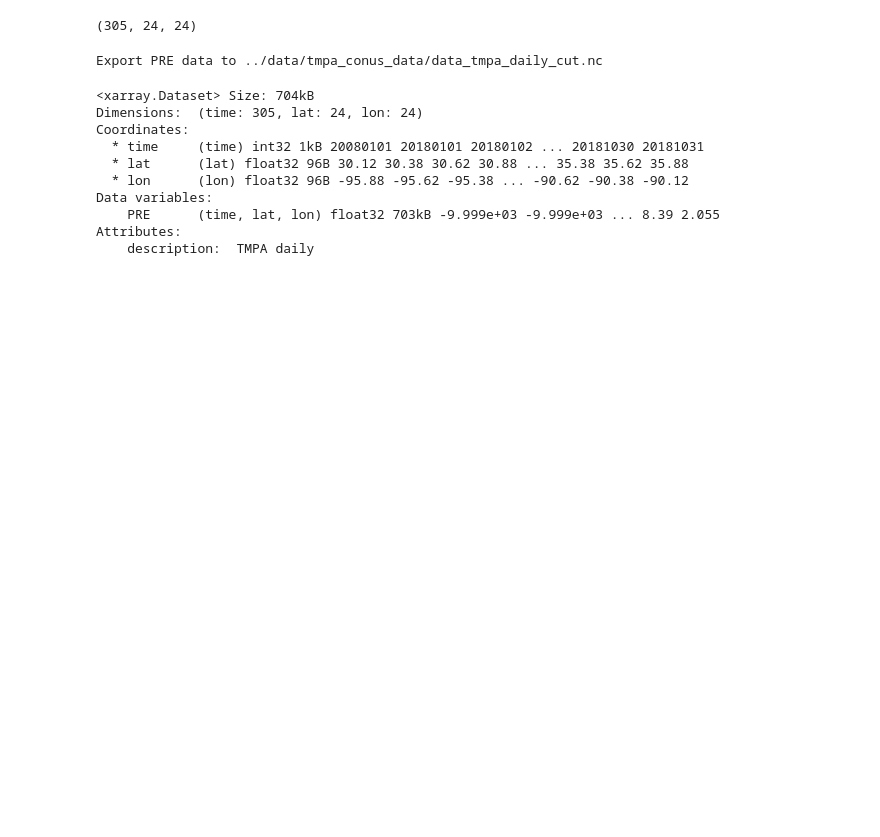
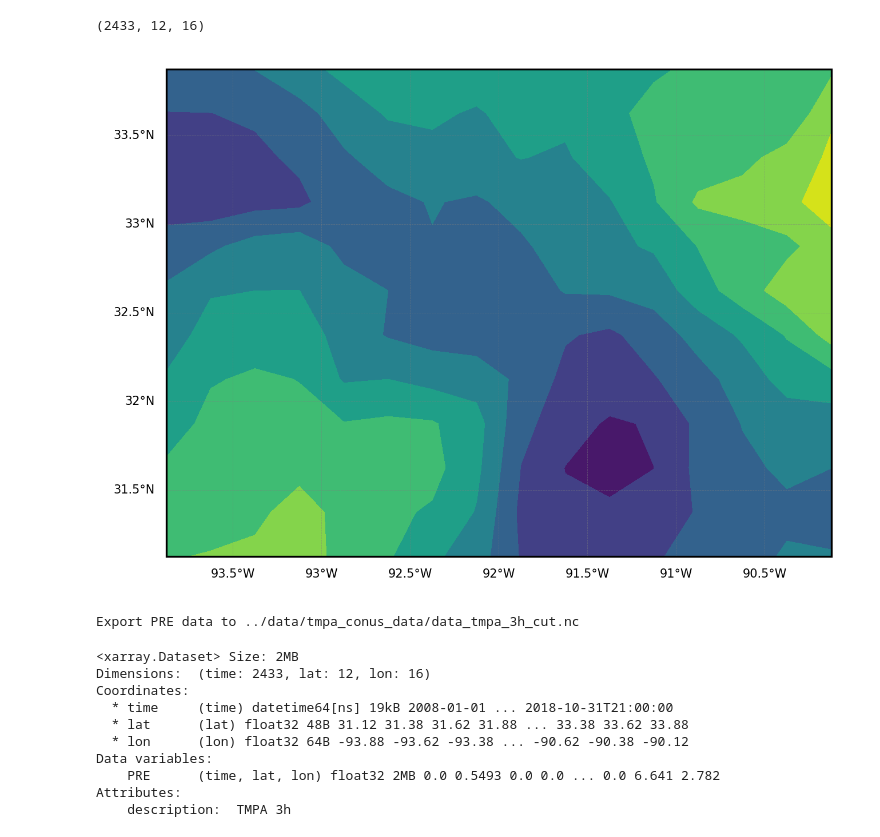
Before and after one commit to mhacarthur/downpy, a Jupyter notebook: codes/test_downscale_upscale_1.ipynb, the cells around one changed output. Drawn from its saved outputs; the diff is of its cells as text; code cells hidden in the pictures; blank space fills up the shorter version.

```diff
--- a/codes/test_downscale_upscale_1.ipynb
+++ b/codes/test_downscale_upscale_1.ipynb
@@ -21,8 +21,8 @@ import matplotlib.pyplot as plt
 import matplotlib.patches as mpatches
 import matplotlib.gridspec as gridspec
 # %%
-# resolution = '3h'
-resolution = 'daily'
+resolution = '3h'
+# resolution = 'daily'
 # %%
 tmpa_dir = os.path.join('..', 'data', 'tmpa_conus_data')
 inputfile = os.path.join(tmpa_dir, f'data_tmpa_{resolution}.hdf5')
@@ -65,10 +54,10 @@ else:
 
 del ncf
 # %%
-min_lon = -96
+min_lon = -94
 max_lon = -90
-min_lat = 30
-max_lat = 36
+min_lat = 31
+max_lat = 34
 # %%
 x = da.from_array(dset, chunks=(6, 6, 300))
 
@@ -79,7 +68,7 @@ pre = np.array(xrs0.data)
 pre = np.swapaxes(pre,0,2)
 pre.shape
 # %% [output]
-(305, 24, 24)
+(2433, 12, 16)
 # %%
 PRE_xr = xr.Dataset(data_vars={"PRE": (("time", "lat", "lon"), pre)},
                     coords={'time': dates, 'lat': xrs0['lat'].values, 'lon': xrs0['lon'].values},
@@ -87,21 +76,43 @@ PRE_xr = xr.Dataset(data_vars={"PRE": (("time", "lat", "lon"), pre)},
 PRE_xr.PRE.attrs["units"] = "millimeter"
 PRE_xr.lat.attrs["units"] = "degrees_north"
 PRE_xr.lon.attrs["units"] = "degrees_east"
+# %%
+lon2d, lat2d = np.meshgrid(xrs0['lon'].values, xrs0['lat'].values)
+
+proj = ccrs.PlateCarree()
+
+fig = plt.figure(figsize=(5,5),dpi=300)
+gs = gridspec.GridSpec(1,1)
+
+# =======================================================================================================
+ax1 = plt.subplot(gs[0, 0], projection = proj)
+ax1.add_feature(cf.COASTLINE,linewidth=0.3,color='grey')
+ax1.add_feature(cf.BORDERS,linewidth=0.3,color='grey')
+ax1.contourf(lon2d, lat2d, np.mean(pre,axis=0))
+
+gl = ax1.gridlines(crs=proj,draw_labels=True,linewidth=0.2,color='gray',alpha=0.5,linestyle='--')
+gl.top_labels = False
+gl.bottom_labels = True
+gl.right_labels = False
+gl.xlabel_style = {'size': 5, 'color': 'k'}
+gl.ylabel_style = {'size': 5, 'color': 'k'}
+# %% [output]
+[figure, added]
 # %%
 print(f'Export PRE data to {outfile}')
 PRE_xr.to_netcdf(outfile)
 # %% [output]
-Export PRE data to ../data/tmpa_conus_data/data_tmpa_daily_cut.nc
+Export PRE data to ../data/tmpa_conus_data/data_tmpa_3h_cut.nc
 # %%
 PRE_xr
 # %% [output]
-<xarray.Dataset> Size: 704kB
-Dimensions:  (time: 305, lat: 24, lon: 24)
+<xarray.Dataset> Size: 2MB
+Dimensions:  (time: 2433, lat: 12, lon: 16)
 Coordinates:
-  * time     (time) int32 1kB 20080101 20180101 20180102 ... 20181030 20181031
-  * lat      (lat) float32 96B 30.12 30.38 30.62 30.88 ... 35.38 35.62 35.88
-  * lon      (lon) float32 96B -95.88 -95.62 -95.38 ... -90.62 -90.38 -90.12
+  * time     (time) datetime64[ns] 19kB 2008-01-01 ... 2018-10-31T21:00:00
+  * lat      (lat) float32 48B 31.12 31.38 31.62 31.88 ... 33.38 33.62 33.88
+  * lon      (lon) float32 64B -93.88 -93.62 -93.38 ... -90.62 -90.38 -90.12
 Data variables:
-    PRE      (time, lat, lon) float32 703kB -9.999e+03 -9.999e+03 ... 8.39 2.055
+    PRE      (time, lat, lon) float32 2MB 0.0 0.5493 0.0 0.0 ... 0.0 6.641 2.782
 Attributes:
-    description:  TMPA daily
+    description:  TMPA 3h
```
Also changed, not shown: parts of 2 cells of this notebook, 3 other files.
